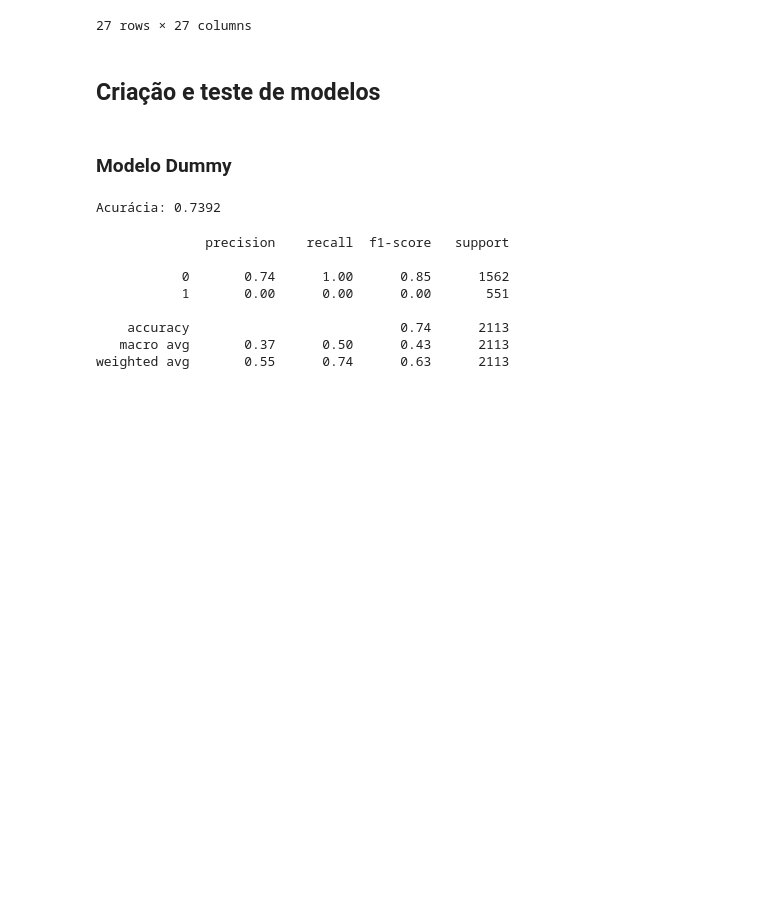
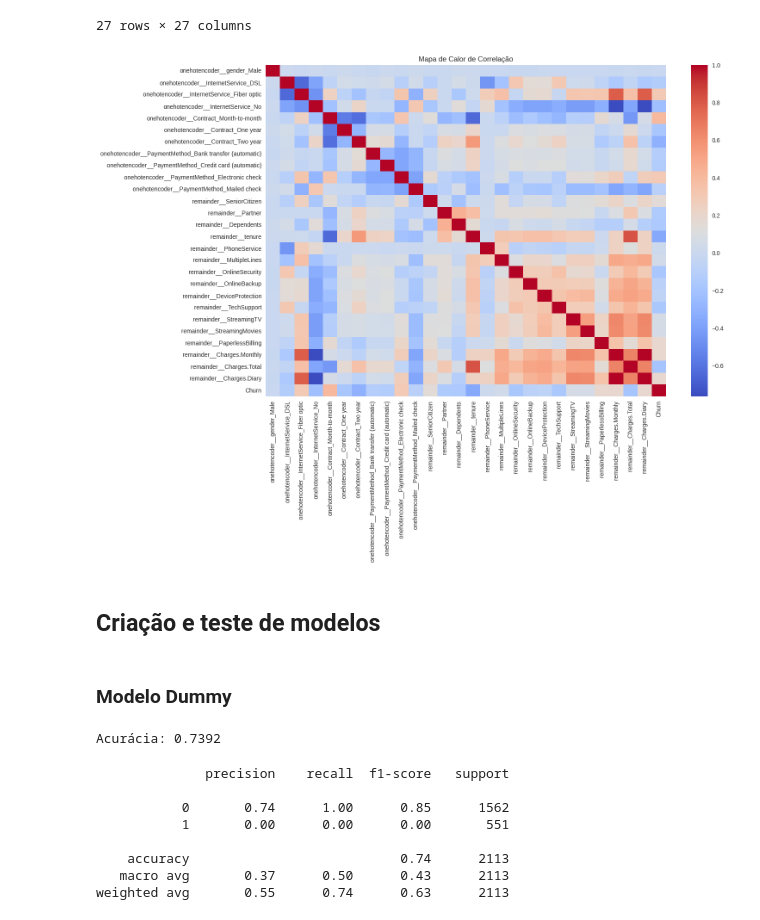
Before and after one commit to AntonioBMesquita/Challenge-Telecomx-2, a Jupyter notebook: TelecomX_parte_2.ipynb, the cells around one changed output. Saved outputs shown, nothing was run; the diff lists cells and outputs as text; code cells hidden in the pictures; blank space fills up the shorter version.

```diff
--- a/TelecomX_parte_2.ipynb
+++ b/TelecomX_parte_2.ipynb
@@ -234,7 +234,7 @@ one_hot_encoder = make_column_transformer(
     sparse_threshold=0
 )
 X_encoded = one_hot_encoder.fit_transform(X)
-X_encoded = pd.DataFrame(df_encoded, columns=one_hot_encoder.get_feature_names_out())
+X_encoded = pd.DataFrame(X_encoded, columns=one_hot_encoder.get_feature_names_out())
 # %%
 X_encoded
 # %% [output]
@@ -292,6 +292,17 @@ df_encoded.corr()
 | remainder__Charges.Total | -0.000080 | -0.052469 | 0.361655 | -0.375223 | ... |
 | remainder__Charges.Diary | -0.014618 | -0.160211 | 0.787091 | -0.763562 | ... |
 27 rows × 27 columns
+# %%
+dados_corr = pd.concat([X_encoded, y], axis=1)
+
+correlacao = dados_corr.corr()
+
+plt.figure(figsize=(15, 10))
+sns.heatmap(correlacao, annot=False, cmap='coolwarm', fmt=".2f")
+plt.title("Mapa de Calor de Correlação")
+plt.show()
+# %% [output]
+[figure, added]
 # %% [markdown]
 ## Criação e teste de modelos
 # %% [markdown]
```
Also changed, not shown: parts of 6 cells of this notebook.
